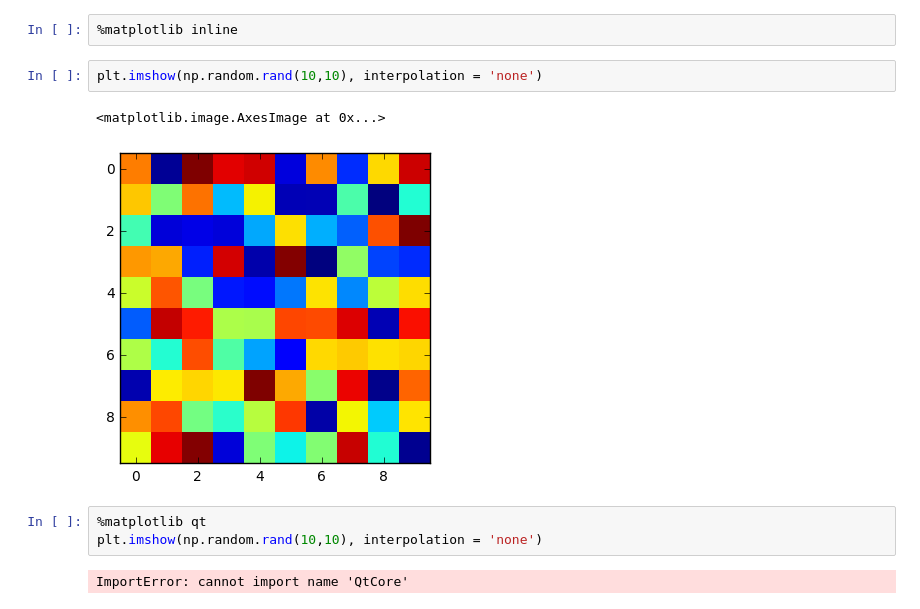
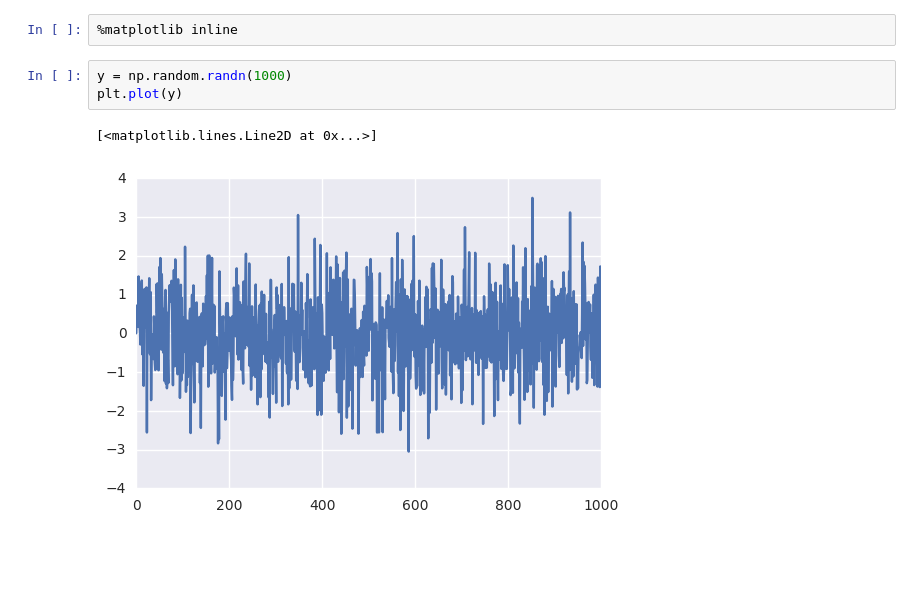
Before and after one commit to rcc-uchicago/workshop_IPython, a Jupyter notebook: 4_Interactive_Plotting_and_Graphical_Interfaces.ipynb, the cells around one changed output. Drawn from its saved outputs; the diff is of its cells as text; blank space fills up the shorter version.

```diff
--- a/4_Interactive_Plotting_and_Graphical_Interfaces.ipynb
+++ b/4_Interactive_Plotting_and_Graphical_Interfaces.ipynb
@@ -9,13 +11,9 @@ import numpy as np
 import matplotlib.pyplot as plt
 # %%
 %matplotlib inline
-# %%
-plt.imshow(np.random.rand(10,10), interpolation = 'none')
-# %% [output]
-<matplotlib.image.AxesImage at 0x...>
-[figure, removed]
-# %%
-%matplotlib qt
-plt.imshow(np.random.rand(10,10), interpolation = 'none')
-# %% [output]
-ImportError: cannot import name 'QtCore'
+# %%
+y = np.random.randn(1000)
+plt.plot(y)
+# %% [output]
+[<matplotlib.lines.Line2D at 0x...>]
+[figure, added]
```
Also changed, not shown: parts of 33 cells of this notebook.
